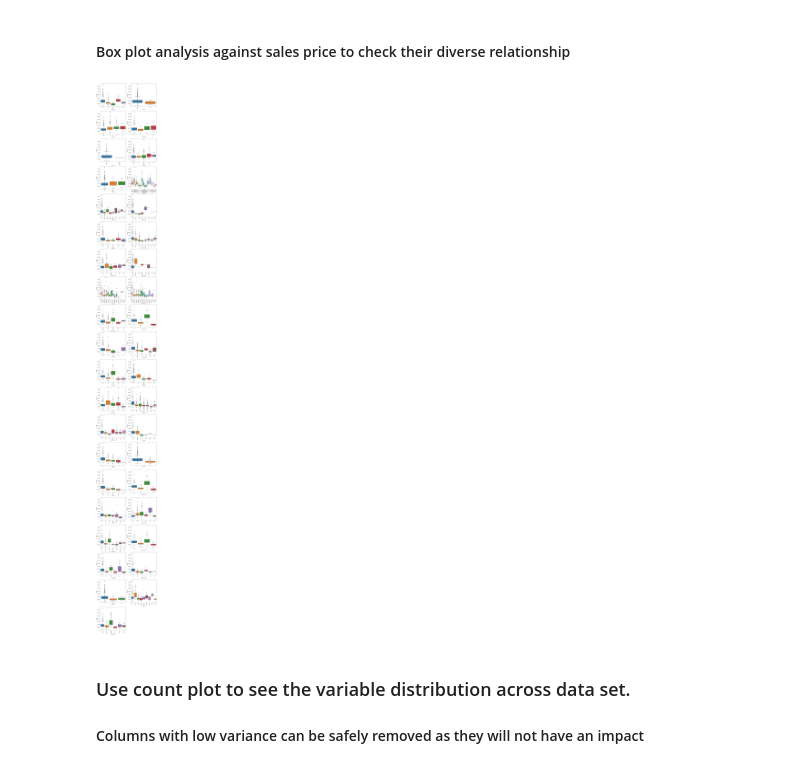
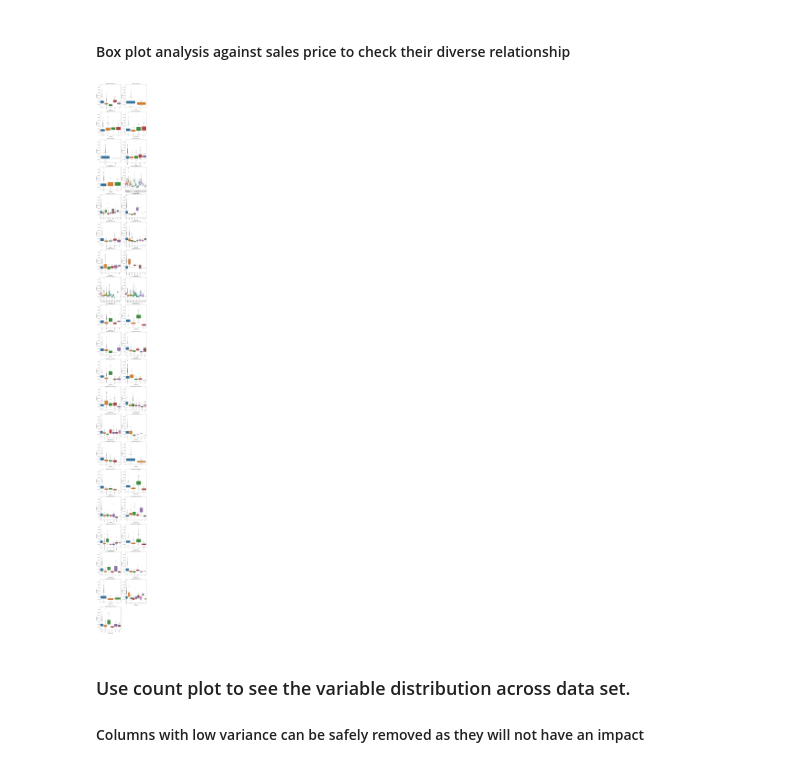
Before and after one commit to ps2420/Advance-Regression---House-Price-Prediction, a Jupyter notebook: Advanced Regression - House Price Prediction.ipynb, the cells around one changed output. Drawn from its saved outputs; the diff is of its cells as text; code cells hidden in the pictures.

Commit message:
Adding title to the gaph

```diff
--- a/Advanced Regression - House Price Prediction.ipynb
+++ b/Advanced Regression - House Price Prediction.ipynb
@@ -367,14 +367,17 @@ Index(['MSZoning', 'Street', 'LotShape', 'LandContour', 'Utilities',
 # %%
 # Boxplot for categorical variables to see how they are related to sales price.
 vars_cat = house_pricing_categorical.columns
-plt.figure(figsize=(15, 150))
+plt.figure(figsize=(15, 180))
 for i in enumerate(vars_cat):
     plt.subplot(20,2,i[0]+1)
     ax = sns.boxplot(data = house_pricing, x=i[1], y='SalePrice')
     ax.set_xticklabels(ax.get_xticklabels(),rotation = 90)
+    ax.set_title(i[1] + "vs Sale Price", fontsize=14)
+    ax.set_xlabel(i[1], fontsize=14)
+    ax.set_ylabel("SalePrice", fontsize=15)
 plt.show()
 # %% [output]
-[figure, old version]
+[figure, new version]
 # %% [markdown]
 ### Use count plot to see the variable distribution across data set.
 
```
Also changed, not shown: parts of 3 cells of this notebook.
